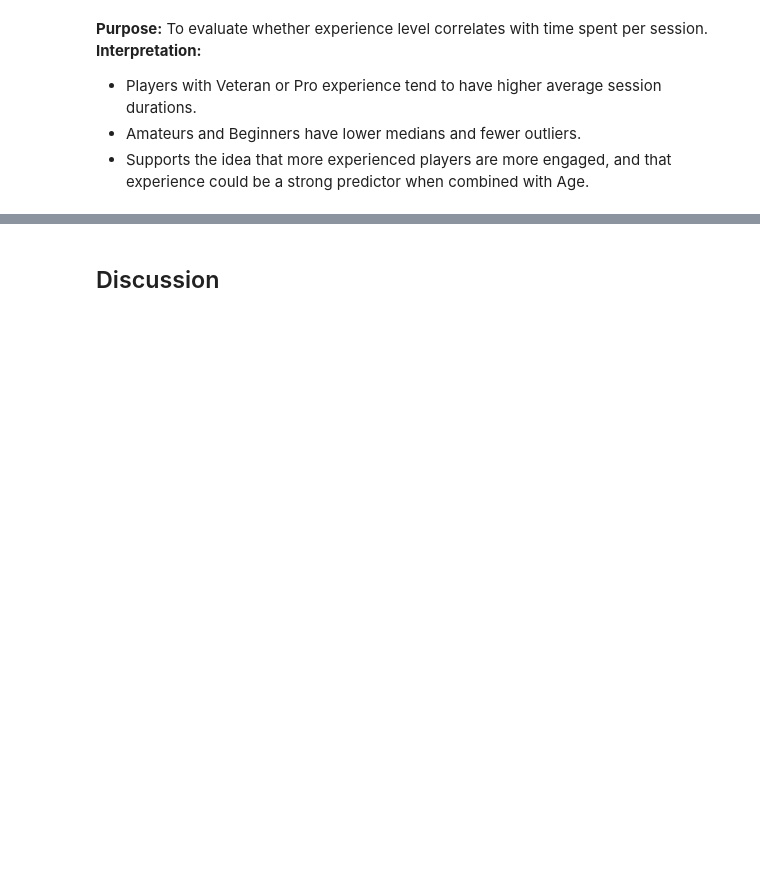
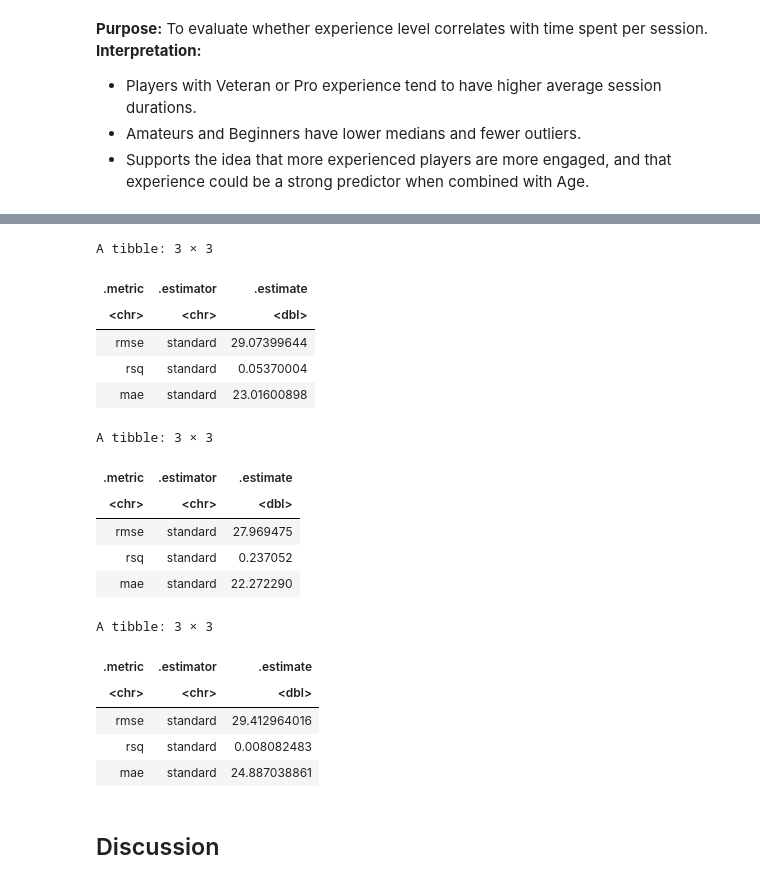
Before and after one commit to LearningMachine0/dsci100-project-group-006-21, a Jupyter notebook: dsci-100-project-group-006-21.ipynb, the cells around one changed output, grey strips where cells are left out. Saved outputs shown, nothing was run; the diff lists cells and outputs as text; code cells hidden in the pictures; blank space fills up the shorter version.

```diff
--- a/dsci-100-project-group-006-21.ipynb
+++ b/dsci-100-project-group-006-21.ipynb
@@ -216,0 +240,2 @@ ggplot(merged_data, aes(x = experience, y = avg_session_duration)) +
+# %%
+seed_value <- 2179
@@ -217,2 +351,60 @@ ggplot(merged_data, aes(x = experience, y = avg_session_duration)) +
+# %%
+# creating the best fits for the three models
+model1_best_fit <- workflow() |>
+    add_recipe(recipe1) |>
+    add_model(model1_best_spec) |>
+    fit(data = players_training)
+
+model2_best_fit <- workflow() |>
+    add_recipe(recipe2) |>
+    add_model(model3_best_spec) |>
+    fit(data = players_training)
+
+model3_best_fit <- workflow() |>
+    add_recipe(recipe3) |>
+    add_model(model3_best_spec) |>
+    fit(data = players_training)
+# %%
+# performance evaluations
+# as stated, the performance is guaged using the testing set
+set.seed(seed_value)
+
+model1_summary <- model1_best_fit |>
+    predict(players_testing) |>
+    bind_cols(players_testing) |>
+    metrics(truth = avg_session_duration, estimate = .pred)
+
+model2_summary <- model2_best_fit |>
+    predict(players_testing) |>
+    bind_cols(players_testing) |>
+    metrics(truth = avg_session_duration, estimate = .pred)
+
+model3_summary <- model3_best_fit |>
+    predict(players_testing) |>
+    bind_cols(players_testing) |>
+    metrics(truth = avg_session_duration, estimate = .pred)
+
+model1_summary
+model2_summary
+model3_summary
+# %% [output]
+A tibble: 3 × 3
+| .metric | .estimator | .estimate |
+| <chr> | <chr> | <dbl> |
+| rmse | standard | 29.07399644 |
+| rsq | standard | 0.05370004 |
+| mae | standard | 23.01600898 |
+A tibble: 3 × 3
+| .metric | .estimator | .estimate |
+| <chr> | <chr> | <dbl> |
+| rmse | standard | 27.969475 |
+| rsq | standard | 0.237052 |
+| mae | standard | 22.272290 |
+A tibble: 3 × 3
+| .metric | .estimator | .estimate |
+| <chr> | <chr> | <dbl> |
+| rmse | standard | 29.412964016 |
+| rsq | standard | 0.008082483 |
+| mae | standard | 24.887038861 |
 # %% [markdown]
 ## Discussion
```
Also changed, not shown: parts of 9 cells of this notebook.
